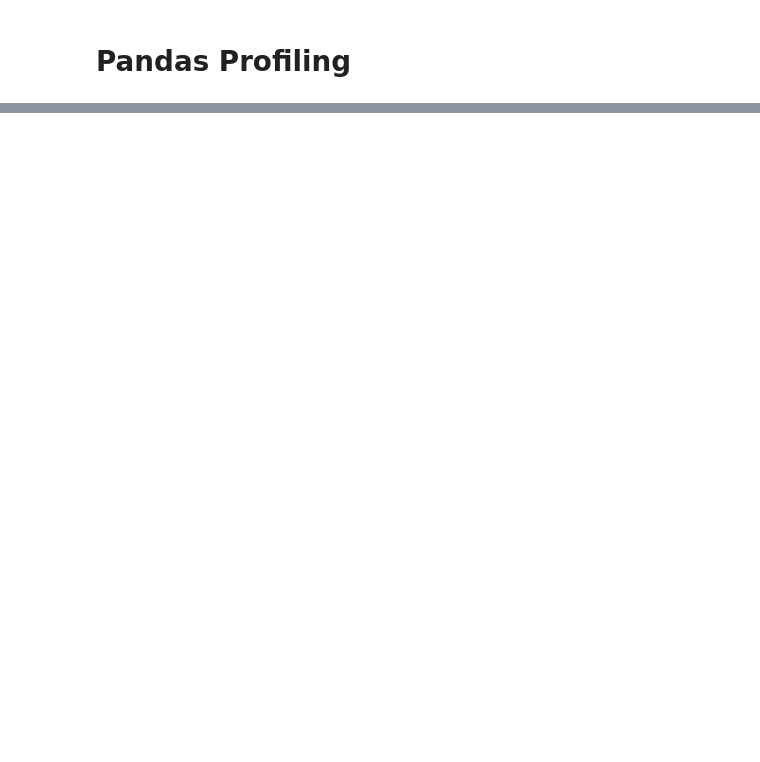
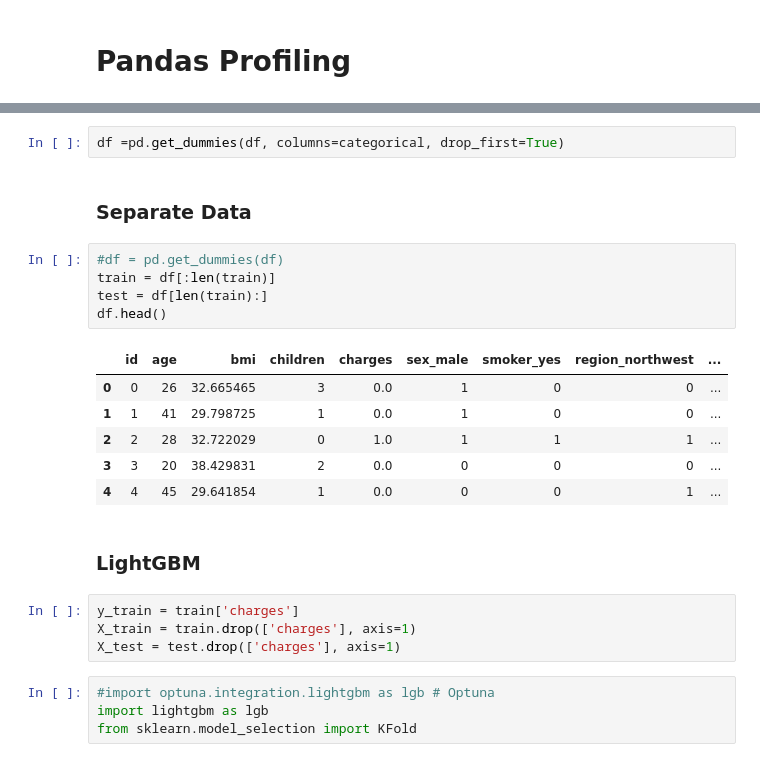
Before and after one commit to RooibosGood/signate, a Jupyter notebook: Begginer11/begginer11.ipynb, the cells around one changed output, grey strips where cells are left out. Drawn from its saved outputs; the diff is of its cells as text; blank space fills up the shorter version.

Commit message:
Update. Adding lightGBM

```diff
--- a/Begginer11/begginer11.ipynb
+++ b/Begginer11/begginer11.ipynb
@@ -25,0 +100,26 @@ df.profile_report()
+# %%
+df =pd.get_dummies(df, columns=categorical, drop_first=True)
+# %% [markdown]
+### Separate Data
+# %%
+#df = pd.get_dummies(df)
+train = df[:len(train)]
+test = df[len(train):]
+df.head()
+# %% [output]
+|  | id | age | bmi | children | charges | sex_male | smoker_yes | region_northwest | ... |
+| 0 | 0 | 26 | 32.665465 | 3 | 0.0 | 1 | 0 | 0 | ... |
+| 1 | 1 | 41 | 29.798725 | 1 | 0.0 | 1 | 0 | 0 | ... |
+| 2 | 2 | 28 | 32.722029 | 0 | 1.0 | 1 | 1 | 1 | ... |
+| 3 | 3 | 20 | 38.429831 | 2 | 0.0 | 0 | 0 | 0 | ... |
+| 4 | 4 | 45 | 29.641854 | 1 | 0.0 | 0 | 0 | 1 | ... |
+# %% [markdown]
+### LightGBM
+# %%
+y_train = train['charges']
+X_train = train.drop(['charges'], axis=1)
+X_test = test.drop(['charges'], axis=1)
+# %%
+#import optuna.integration.lightgbm as lgb # Optuna
+import lightgbm as lgb
+from sklearn.model_selection import KFold
```
Also changed, not shown: parts of 11 cells of this notebook.
